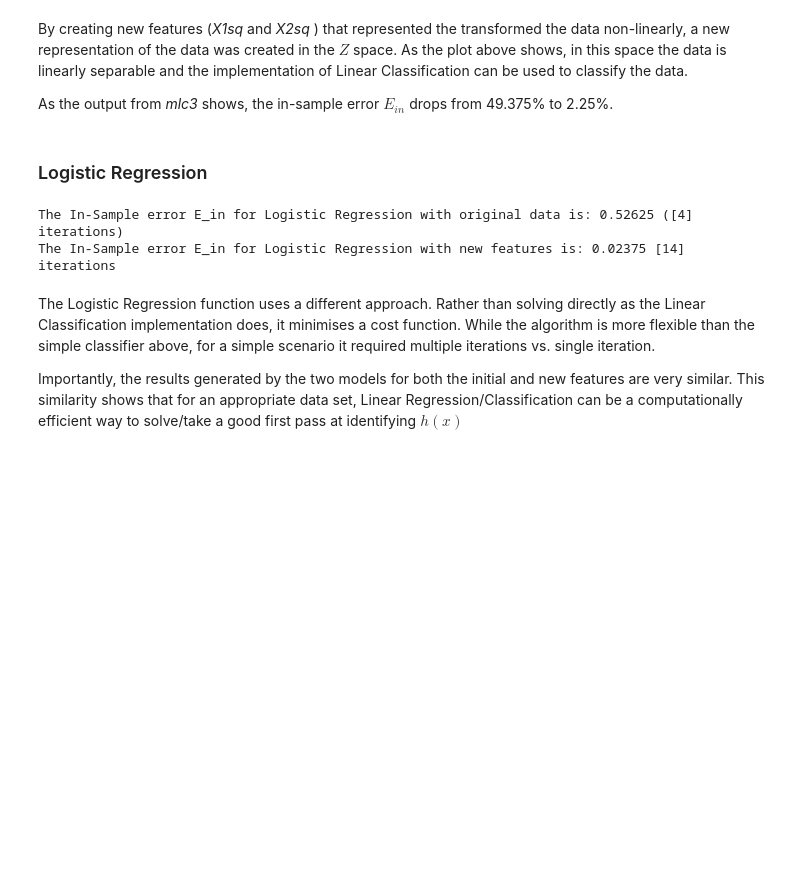
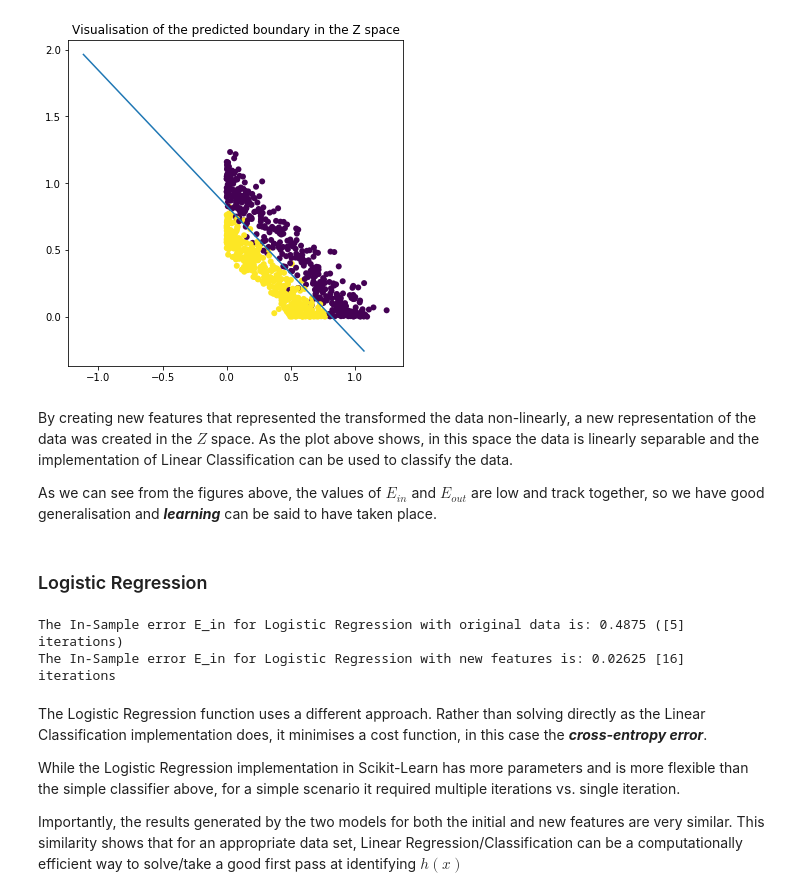
Before and after one commit to vipulpopat/MSCAI_Sem1_Etivity3, a Jupyter notebook: Etivity3_LinearClassification_18195326.ipynb, the cells around one changed output. Cells and saved outputs as stored; diff of their text form; code cells hidden in the pictures; blank space fills up the shorter version.

```diff
--- a/Etivity3_LinearClassification_18195326.ipynb
+++ b/Etivity3_LinearClassification_18195326.ipynb
@@ -149,11 +166,0 @@ X_new_test = np.square(X_test)
-# %%
-mlc3 = MyLinearClassifier()
-mlc3.fit(X_new_train, y_train)
-
-y_hat = mlc3.predict(X_new_train)
-
-print(f"Distribution of classes in the training set:\t{np.unique(y_train, return_counts=True)}")
-print(f"Distribution of classes in the predicted set:\t{np.unique(y_hat, return_counts=True)}")
-
-e_in = calc_error(y_hat, y_train)
-print(f"The In-Sample error E_in is: {e_in}")
@@ -171,0 +175,7 @@ sns.relplot(x='X1sq', y='X2sq', hue='y', data=tf)
+# %%
+# Generate new features, but exclude the bias as my Classifier Implmentation does this already
+polygen = PolynomialFeatures(degree=2, include_bias = False)
+
+poly_X_train = polygen.fit_transform(X_train)
+poly_X_test = polygen.fit_transform(X_test)
+print(poly_X_train)
@@ -171,0 +194,10 @@ sns.relplot(x='X1sq', y='X2sq', hue='y', data=tf)
+# %%
+poly_mlc = MyLinearClassifier()
+poly_mlc.fit(poly_X_train, y_train)
+
+y_hat = poly_mlc.predict(poly_X_train)
+
+print(f"In sample error is:\t\t{calc_error(y_hat, y_train)}")
+
+y_hat = poly_mlc.predict(poly_X_test)
+print(f"The out of sample error is:\t{calc_error(y_hat, y_test)}")
@@ -172,7 +227,23 @@ sns.relplot(x='X1sq', y='X2sq', hue='y', data=tf)
+# %%
+# Get the min and max of the 'X-axis' values
+x_min = np.min(poly_X_train[:,0])
+x_max = np.max(poly_X_train[:,0])
+
+# Calculate the decision boundary
+y_min, y_max = decision_boundary(poly_mlc.weights_[0], poly_mlc.weights_[3], poly_mlc.weights_[5], x_min, x_max)
+
+# Plot the transformed data and the decision boundry in the Z space
+plt.scatter(poly_X_train[:,2], poly_X_train[:,4], c=y_train, linewidths=0)
+plt.title("Visualisation of the predicted boundary in the Z space")
+plt.plot([x_min, x_max], [y_min, y_max])
+
+plt.show()
+# %% [output]
+[figure, added]
 # %% [markdown]
-By creating new features (_X1sq_ and _X2sq_ ) that represented the transformed the data non-linearly, a new representation of the data was created in the $Z$ space.  As the plot above shows, in this space the data is linearly separable and the implementation of Linear Classification can be used to classify the data.
+By creating new features that represented the transformed the data non-linearly, a new representation of the data was created in the $Z$ space.  As the plot above shows, in this space the data is linearly separable and the implementation of Linear Classification can be used to classify the data.
 
-As the output from _mlc3_ shows, the in-sample error $E_{in}$ drops from 49.375% to 2.25%.
+As we can see from the figures above, the values of $E_{in}$ and $E_{out}$ are low and track together, so we have good generalisation and **_learning_** can be said to have taken place.
 # %% [markdown]
 ### Logistic Regression
 # %%
@@ -187,15 +258,17 @@ logit_e_in = calc_error(y_hat, y_train)
 
 print(f"The In-Sample error E_in for Logistic Regression with original data is: {logit_e_in} ({logit.n_iter_} iterations)")
 
-logit.fit(X_new_train, y_train)
-y_hat = logit.predict(X_new_train)
+logit.fit(poly_X_train, y_train)
+y_hat = logit.predict(poly_X_train)
 logit_e_in = calc_error(y_hat, y_train)
 
 print(f"The In-Sample error E_in for Logistic Regression with new features is: {logit_e_in} {logit.n_iter_} iterations")
 # %% [output]
-The In-Sample error E_in for Logistic Regression with original data is: 0.52625 ([4] iterations)
-The In-Sample error E_in for Logistic Regression with new features is: 0.02375 [14] iterations
+The In-Sample error E_in for Logistic Regression with original data is: 0.4875 ([5] iterations)
+The In-Sample error E_in for Logistic Regression with new features is: 0.02625 [16] iterations
 # %% [markdown]
-The Logistic Regression function uses a different approach.  Rather than solving directly as the Linear Classification implementation does, it minimises a cost function. While the algorithm is more flexible than the simple classifier above, for a simple scenario it required multiple iterations vs. single iteration.
+The Logistic Regression function uses a different approach.  Rather than solving directly as the Linear Classification implementation does, it minimises a cost function, in this case the **_cross-entropy error_**.
+
+While the Logistic Regression implementation in Scikit-Learn has more parameters and is  more flexible than the simple classifier above, for a simple scenario it required multiple iterations vs. single iteration.
 
 Importantly, the results generated by the two models for both the initial and new features are very similar.  This similarity shows that for an appropriate data set, Linear Regression/Classification can be a computationally efficient way to solve/take a good first pass at identifying $h(x)$
```
Also changed, not shown: parts of 39 cells of this notebook.
